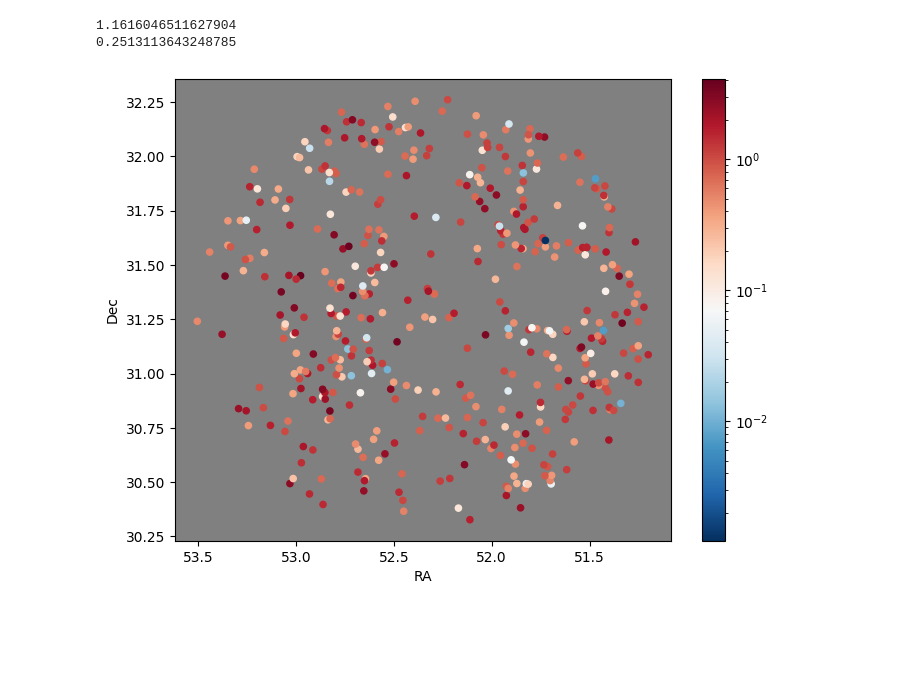
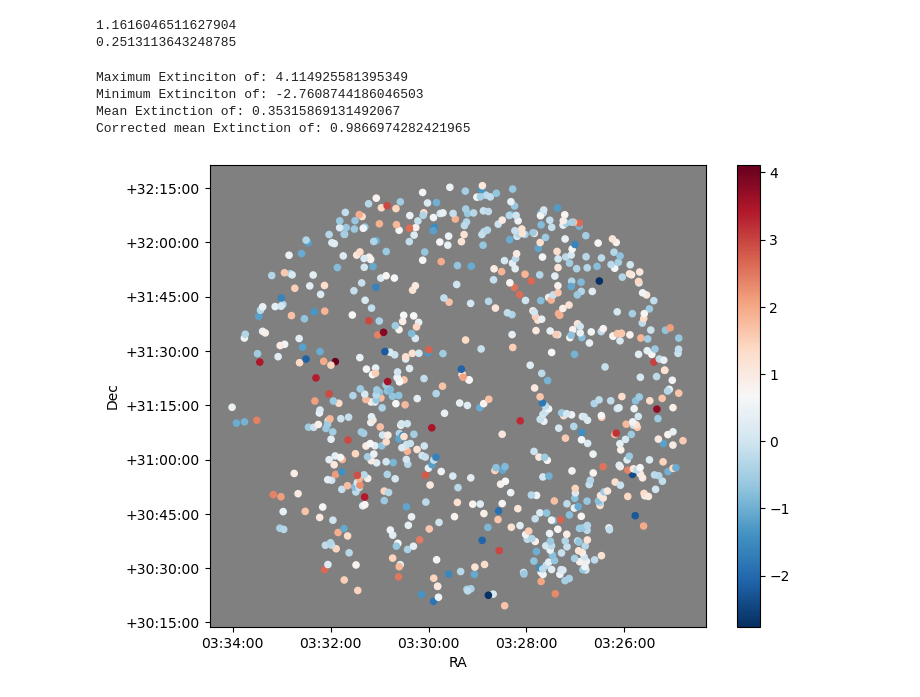
Before and after one commit to eiseleb47/ism_course, a Jupyter notebook: part3/part3.ipynb, the cells around one changed output. Drawn from its saved outputs; the diff is of its cells as text; code cells hidden in the pictures; blank space fills up the shorter version.

```diff
--- a/part3/part3.ipynb
+++ b/part3/part3.ipynb
@@ -46,7 +49,6 @@ vmag = df["Vmag"].values
 x = df['RAJ2000'].values
 y = df['DEJ2000'].values
 bv = df["B-V"].values
-
 
 fig, ax = plt.subplots(figsize=(8,6))
 sc = ax.scatter(x, y, s=20, cmap='RdBu_r', c=bv, norm='log')  # color by whatever you like
@@ -62,9 +64,22 @@ mask = (x >= xmin) & (x <= xmin + width) & (y >= ymin) & (y <= ymin + height)
 selected_df = df[mask]          # dataframe of the selected points
 print("Selected points:", len(selected_df))
 
+def ra_formatter(deg, pos=None):
+    # deg is tick position in degrees -> show as HH:MM:SS
+    a = Angle(deg * u.deg)
+    # precision=1 shows seconds to 0.1s; use 0 for integer seconds
+    return a.to_string(unit=u.hourangle, sep=':', precision=0, pad=True)
+
+def dec_formatter(deg, pos=None):
+    a = Angle(deg * u.deg)
+    return a.to_string(unit=u.degree, sep=':', precision=0, alwayssign=True, pad=True)
+
+ax.xaxis.set_major_formatter(FuncFormatter(ra_formatter))
+ax.yaxis.set_major_formatter(FuncFormatter(dec_formatter))
+
 # highlight selected points on the plot
 ax.scatter(x[mask], y[mask], facecolors='none', edgecolors='red', s=25)
-ax.set_xlabel('RA'); ax.set_ylabel('Dec')
+ax.set_xlabel('RA'); ax.set_ylabel('DEC')
 ax.set_facecolor("grey")
 fig.colorbar(sc)
 plt.gca().invert_xaxis()
@@ -90,13 +105,31 @@ def red_law(R_v, bv):
 # %%
 R_v = 3.1
 fig, ax = plt.subplots(figsize=(8,6))
-sc = ax.scatter(x, y, s=20, cmap='RdBu_r', c=red_law(R_v, corr_bv), norm='log')  # color by whatever you like
+ex_map = red_law(R_v, corr_bv)
+sc = ax.scatter(x, y, s=20, cmap='RdBu_r', c=ex_map)  # color by whatever you like
 
+max_ex = max(ex_map)
+min_ex = min(ex_map)
+mean_ex = np.mean(ex_map)
+
+print(f"Maximum Extinciton of: {max_ex}")
+print(f"Minimum Extinciton of: {min_ex}")
+print(f"Mean Extinction of: {mean_ex}")
+mean_mask = ex_map >= 0
+mean_ex = np.mean(ex_map[mean_mask])
+
+print(f"Corrected mean Extinction of: {mean_ex}\n")
+ax.xaxis.set_major_formatter(FuncFormatter(ra_formatter))
+ax.yaxis.set_major_formatter(FuncFormatter(dec_formatter))
 
 ax.set_xlabel('RA'); ax.set_ylabel('Dec')
 fig.colorbar(sc)
 ax.set_facecolor("grey")
 plt.gca().invert_xaxis()
 plt.show()
 # %% [output]
+Maximum Extinciton of: 4.114925581395349
+Minimum Extinciton of: -2.7608744186046503
+Mean Extinction of: 0.35315869131492067
+Corrected mean Extinction of: 0.9866974282421965
-[figure, old version]
+[figure, new version]
```
Also changed, not shown: parts of 4 cells of this notebook, 5 other files.
